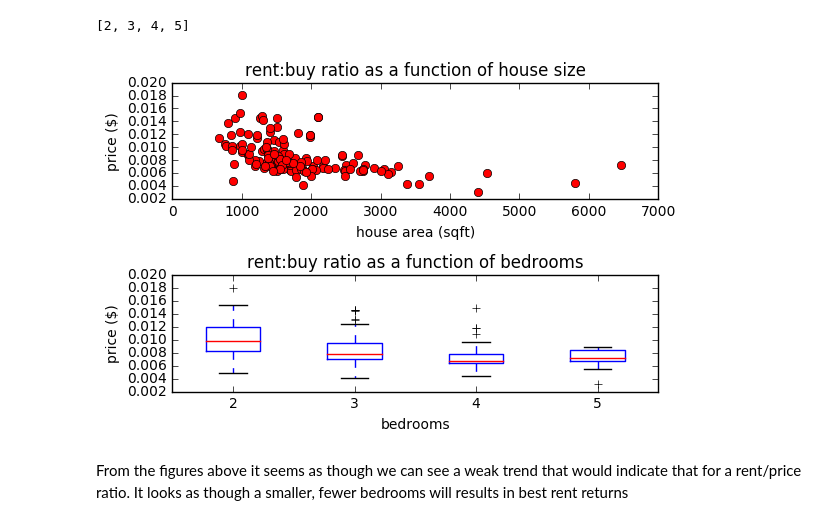
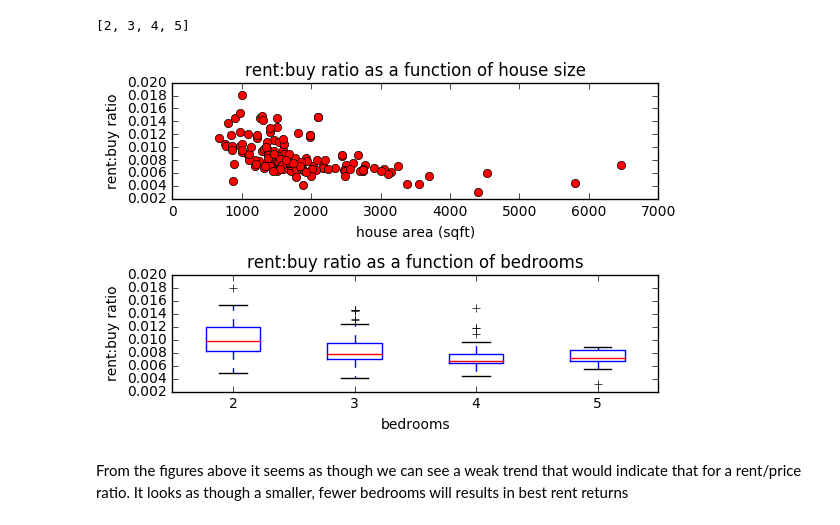
Before and after one commit to adampely/zillowHousingDataScrape, a Jupyter notebook: analysis_iPython_nb.ipynb, the cells around one changed output. Drawn from its saved outputs; the diff is of its cells as text; code cells hidden in the pictures.

```diff
--- a/analysis_iPython_nb.ipynb
+++ b/analysis_iPython_nb.ipynb
@@ -154,0 +182,17 @@ Warnings:
+# %%
+for i in numBedrooms:
+    if i==2:
+        markColor='ro'
+    elif i==3:
+        markColor='bo'
+    elif i==4:
+        markColor='go'
+    elif i==5:
+        markColor='ko'
+    plt.plot(X[X['bedrooms']==i]['sqft'], house_price[X['bedrooms']==i], markColor, alpha=0.7, label=str(i))
+plt.legend(loc=2)
+plt.xlabel('house area (sqft)')
+plt.ylabel('price ($)')
+plt.title('price as a function of house size')
+
+plt.show()
@@ -154,0 +201,4 @@ Warnings:
+# %%
+X['pricePerSqft']=house_price / X['bedrooms']
+plt.plot(X['bedrooms'],X['pricePerSqft'], 'ro')
+plt.show()
@@ -229,20 +281,20 @@ numBedrooms
 # %%
 plt.subplot(2,1,1)
 plt.plot(X['sqft'], house_price_rent_ratio, 'ro')
 plt.xlabel('house area (sqft)')
-plt.ylabel('price ($)')
+plt.ylabel('rent:buy ratio')
 plt.title('rent:buy ratio as a function of house size')
 plt.subplot(2,1,2)
 plt.boxplot(sortedByBedrooms)
 plt.xticks(range(1,5), numBedrooms)
 plt.xlabel('bedrooms')
-plt.ylabel('price ($)')
+plt.ylabel('rent:buy ratio')
 plt.title('rent:buy ratio as a function of bedrooms')
 
 plt.tight_layout()
 plt.show()
 # %% [output]
-[figure, old version]
+[figure, new version]
 # %% [markdown]
 From the figures above it seems as though we can see a weak trend that would indicate that for a rent/price ratio. It looks as though a smaller, fewer bedrooms will results in best rent returns
 # %%
```
Also changed, not shown: parts of 48 cells of this notebook, 21 other files.
